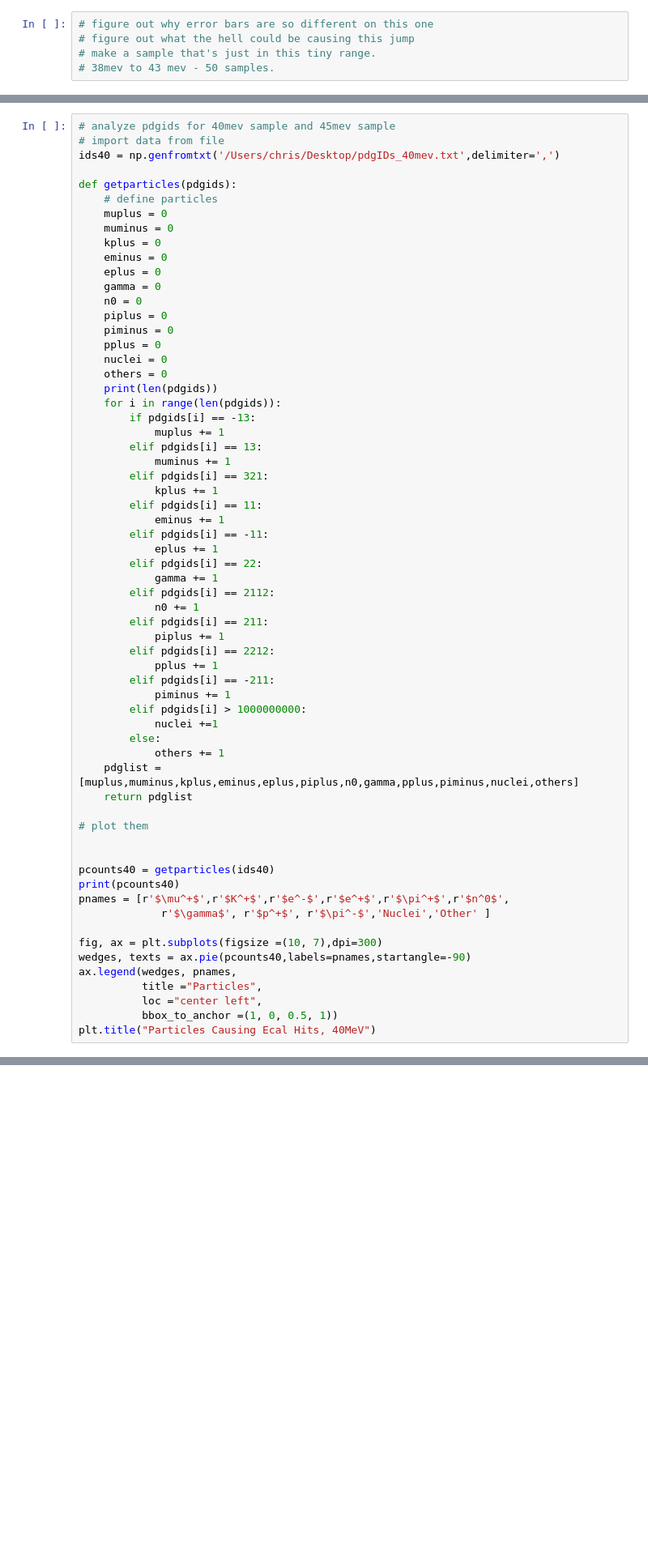
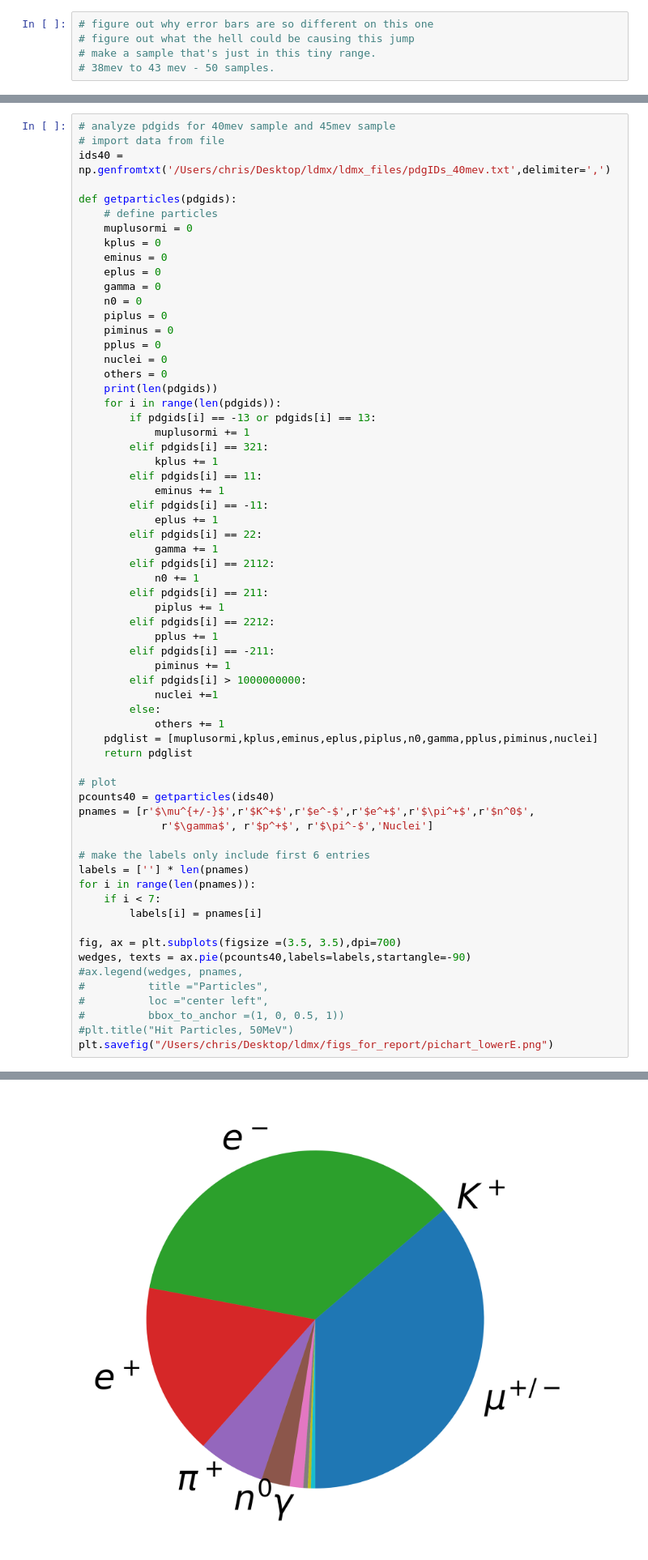
Before and after one commit to chrissellgren/LDMX_notebooks, a Jupyter notebook: Kaon_different_energies_analysis.ipynb, the cells around one changed output, grey strips where cells are left out. Shown at 81% size. Saved outputs shown, nothing was run; the diff lists cells and outputs as text; blank space fills up the shorter version.

```diff
--- a/Kaon_different_energies_analysis.ipynb
+++ b/Kaon_different_energies_analysis.ipynb
@@ -112,12 +112,11 @@ print(err_zero1)
 # %%
 # analyze pdgids for 40mev sample and 45mev sample
 # import data from file
-ids40 = np.genfromtxt('/Users/chris/Desktop/pdgIDs_40mev.txt',delimiter=',')
+ids40 = np.genfromtxt('/Users/chris/Desktop/ldmx/ldmx_files/pdgIDs_40mev.txt',delimiter=',')
 
 def getparticles(pdgids):
     # define particles
-    muplus = 0
-    muminus = 0
+    muplusormi = 0
     kplus = 0
     eminus = 0
     eplus = 0
@@ -130,10 +129,8 @@ def getparticles(pdgids):
     others = 0
     print(len(pdgids))
     for i in range(len(pdgids)):
-        if pdgids[i] == -13:
-            muplus += 1
-        elif pdgids[i] == 13:
-            muminus += 1
+        if pdgids[i] == -13 or pdgids[i] == 13:
+            muplusormi += 1
         elif pdgids[i] == 321:
             kplus += 1
         elif pdgids[i] == 11:
@@ -154,22 +151,26 @@ def getparticles(pdgids):
             nuclei +=1
         else:
             others += 1
-    pdglist = [muplus,muminus,kplus,eminus,eplus,piplus,n0,gamma,pplus,piminus,nuclei,others]
+    pdglist = [muplusormi,kplus,eminus,eplus,piplus,n0,gamma,pplus,piminus,nuclei]
     return pdglist
 
-# plot them
+# plot
+pcounts40 = getparticles(ids40)
+pnames = [r'$\mu^{+/-}$',r'$K^+$',r'$e^-$',r'$e^+$',r'$\pi^+$',r'$n^0$',
+             r'$\gamma$', r'$p^+$', r'$\pi^-$','Nuclei']
 
+# make the labels only include first 6 entries
+labels = [''] * len(pnames)
+for i in range(len(pnames)):
+    if i < 7:
+        labels[i] = pnames[i]
 
-pcounts40 = getparticles(ids40)
-print(pcounts40)
-pnames = [r'$\mu^+$',r'$K^+$',r'$e^-$',r'$e^+$',r'$\pi^+$',r'$n^0$',
-             r'$\gamma$', r'$p^+$', r'$\pi^-$','Nuclei','Other' ]
-
-fig, ax = plt.subplots(figsize =(10, 7),dpi=300)
-wedges, texts = ax.pie(pcounts40,labels=pnames,startangle=-90)
-ax.legend(wedges, pnames,
-          title ="Particles",
-          loc ="center left",
-          bbox_to_anchor =(1, 0, 0.5, 1))
-plt.title("Particles Causing Ecal Hits, 40MeV")
+fig, ax = plt.subplots(figsize =(3.5, 3.5),dpi=700)
+wedges, texts = ax.pie(pcounts40,labels=labels,startangle=-90)
+#ax.legend(wedges, pnames,
+#          title ="Particles",
+#          loc ="center left",
+#          bbox_to_anchor =(1, 0, 0.5, 1))
+#plt.title("Hit Particles, 50MeV")
+plt.savefig("/Users/chris/Desktop/ldmx/figs_for_report/pichart_lowerE.png")
 # %% [output]
@@ -177 +178,2 @@ OSError: /Users/chris/Desktop/pdgIDs_40mev.txt not found.
+[figure, added]
 # %%
```
Also changed, not shown: parts of 2 cells of this notebook, 2 other files.
